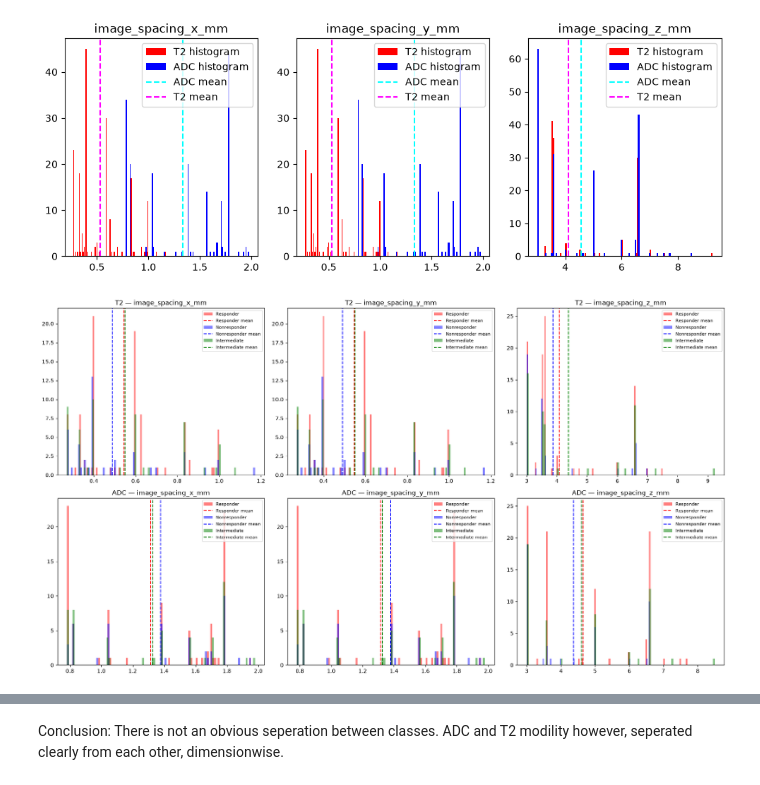
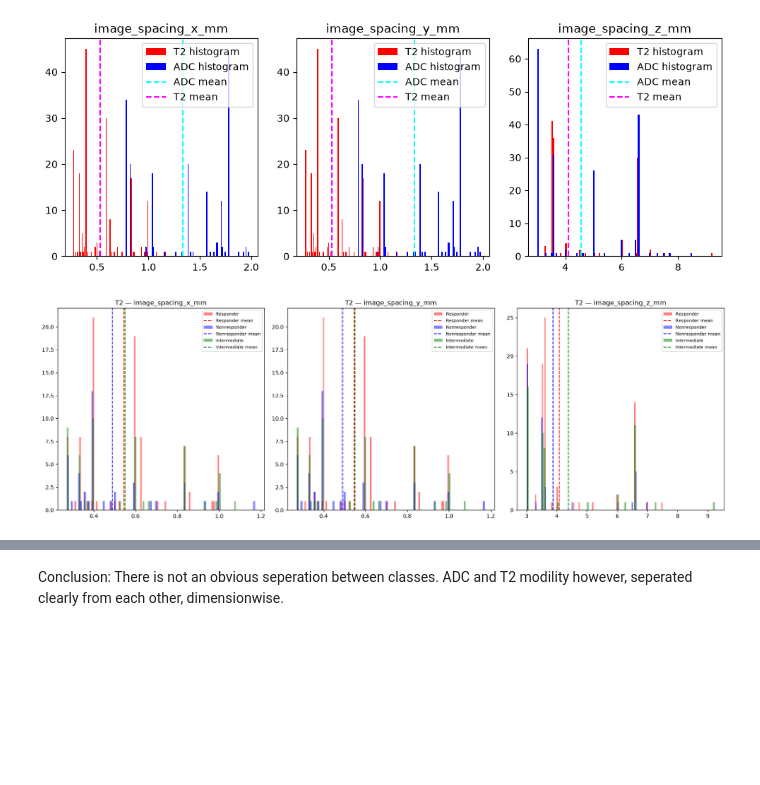
Before and after one commit to muhammetFurkanUnal/mebar-radiology, a Jupyter notebook: exploration/dimension.ipynb, the cells around one changed output, grey strips where cells are left out. Saved outputs shown, nothing was run; the diff lists cells and outputs as text; code cells hidden in the pictures; blank space fills up the shorter version.

```diff
--- a/exploration/dimension.ipynb
+++ b/exploration/dimension.ipynb
@@ -181,6 +198,8 @@ fig.show()
 # %% [output]
 [figure]
 # %%
+# T2 spacing
+
 t2_responder_spacing_df = manifest_df[
 (manifest_df["modality"] == "T2")
 & (manifest_df["response_group"] == "responder")
@@ -192,68 +211,33 @@ t2_nonresponder_spacing_df = manifest_df[
 ][spacings]
 
 t2_intermediate_spacing_df = manifest_df[
 (manifest_df["modality"] == "T2")
 & (manifest_df["response_group"] == "intermediate")
 ][spacings]
 
-adc_responder_spacing_df = manifest_df[
-(manifest_df["modality"] == "ADC")
-& (manifest_df["response_group"] == "responder")
-][spacings]
+fig_t2, axes_t2 = plt.subplots(1, 3, figsize=(18, 6))
 
-adc_nonresponder_spacing_df = manifest_df[
-(manifest_df["modality"] == "ADC")
-& (manifest_df["response_group"] == "nonresponder")
-][spacings]
-
-adc_intermediate_spacing_df = manifest_df[
-(manifest_df["modality"] == "ADC")
-& (manifest_df["response_group"] == "intermediate")
-][spacings]
-
-fig, axes = plt.subplots(2, 3, figsize=(18, 10))
-
-# T2 spacing
-for ax, spacing in zip(axes[0], spacings):
+for ax, spacing in zip(axes_t2, spacings):
         ax.hist(t2_responder_spacing_df[spacing].dropna(), bins=100,
                 color="red", alpha=0.5, label="Responder")
         ax.axvline(t2_responder_spacing_df[spacing].mean(),
                         color="red", linestyle="--", label="Responder mean")
 
         ax.hist(t2_nonresponder_spacing_df[spacing].dropna(), bins=100,
                 color="blue", alpha=0.5, label="Nonresponder")
         ax.axvline(t2_nonresponder_spacing_df[spacing].mean(),
                         color="blue", linestyle="--", label="Nonresponder mean")
 
         ax.hist(t2_intermediate_spacing_df[spacing].dropna(), bins=100,
                 color="green", alpha=0.5, label="Intermediate")
         ax.axvline(t2_intermediate_spacing_df[spacing].mean(),
                         color="green", linestyle="--", label="Intermediate mean")
 
         ax.set_title(f"T2 — {spacing}")
         ax.legend(fontsize=8)
 
-# ADC spacing
-for ax, spacing in zip(axes[1], spacings):
-        ax.hist(adc_responder_spacing_df[spacing].dropna(), bins=100,
-                color="red", alpha=0.5, label="Responder")
-        ax.axvline(adc_responder_spacing_df[spacing].mean(),
-                        color="red", linestyle="--", label="Responder mean")
-
-        ax.hist(adc_nonresponder_spacing_df[spacing].dropna(), bins=100,
-                color="blue", alpha=0.5, label="Nonresponder")
-        ax.axvline(adc_nonresponder_spacing_df[spacing].mean(),
-                        color="blue", linestyle="--", label="Nonresponder mean")
-
-        ax.hist(adc_intermediate_spacing_df[spacing].dropna(), bins=100,
-                color="green", alpha=0.5, label="Intermediate")
-        ax.axvline(adc_intermediate_spacing_df[spacing].mean(),
-                        color="green", linestyle="--", label="Intermediate mean")
-
-        ax.set_title(f"ADC — {spacing}")
-        ax.legend(fontsize=8)
 
 plt.tight_layout()
 plt.show()
 # %% [output]
-[figure, old version]
+[figure, new version]
```
Also changed, not shown: parts of 6 cells of this notebook, 3 other files.
